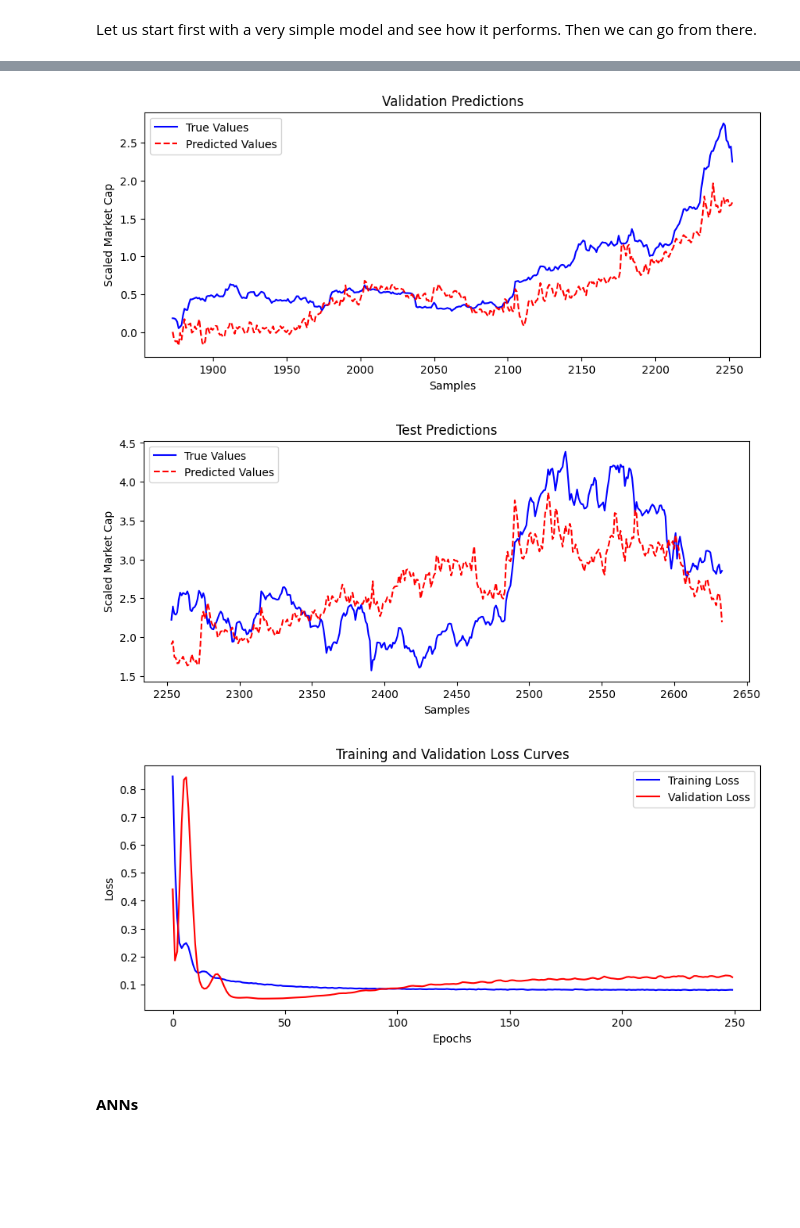
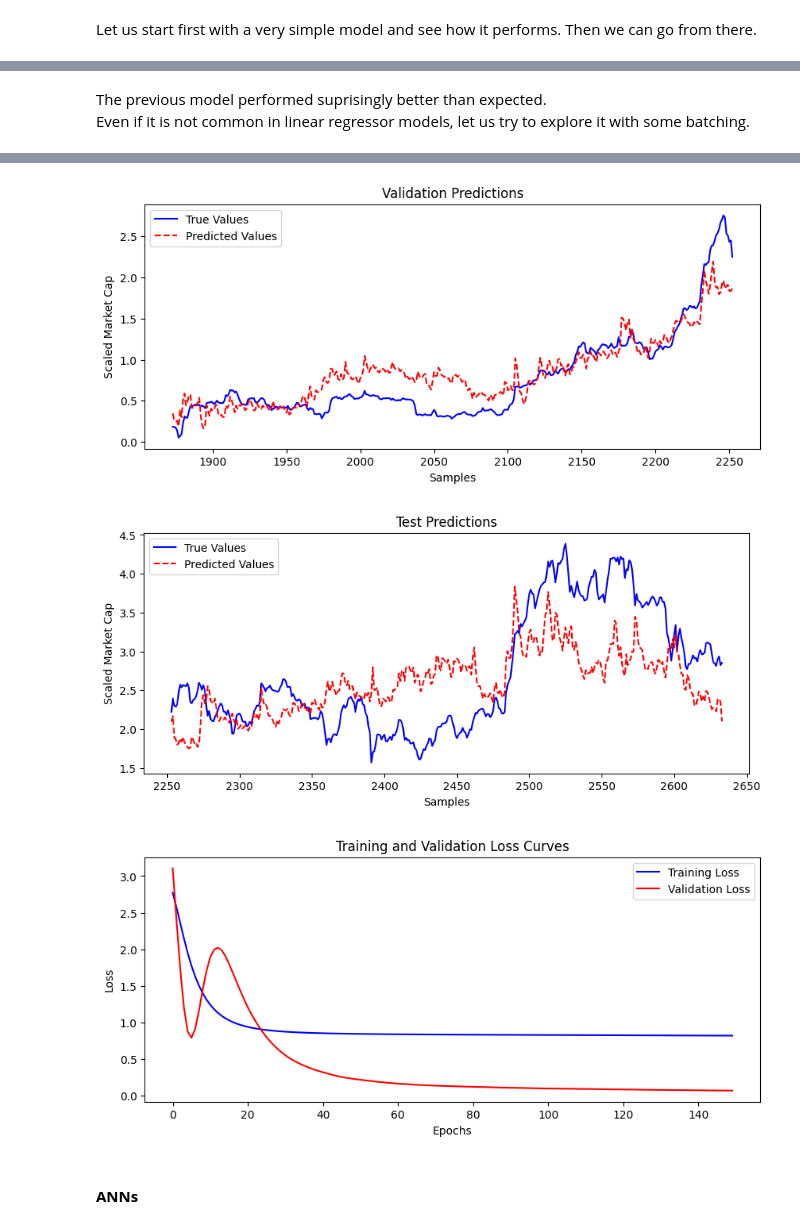
Before and after one commit to KhalilGarali/Crypto-MarketCap-Forecast-Based-On-SP500, a Jupyter notebook: main.ipynb, the cells around one changed output, grey strips where cells are left out. Drawn from its saved outputs; the diff is of its cells as text; code cells hidden in the pictures; blank space fills up the shorter version.

```diff
--- a/main.ipynb
+++ b/main.ipynb
@@ -163,7 +183,14 @@ Check complete!
 After inspecting the dataframes of each token, we can see that there are some data points of market cap data missing in BNB and EOS.
 We will use data from kaggle to fill that in.
 # %%
-def update_market_caps(processed_dfs, all_crypto_file):
+def update_market_caps(processed_dfs: dict[str, pd.DataFrame], all_crypto_file: str) -> None:
+    """
+    Updates missing market cap values in crypto DataFrames using data from a CSV file.
+
+    Args:
+        processed_dfs (dict[str, pd.DataFrame]): Dictionary of symbol to processed DataFrame.
+        all_crypto_file (str): Path to the CSV file with market cap data.
+    """
     all_crypto_df = pd.read_csv(all_crypto_file)
 
     for symbol, crypto_df in processed_dfs.items():
@@ -314,6 +341,17 @@ def handle_closed_weekends(df: pd.DataFrame, start_date: str, end_date: str, dat
     return result
 
 def preprocess_sp500(df: pd.DataFrame, start_date: str, end_date: str) -> pd.DataFrame:
+    """
+    Cleans and preprocesses the S&P 500 DataFrame for a given date range.
+
+    Args:
+        df (pd.DataFrame): Raw S&P 500 data.
+        start_date (str): Start date in 'YYYY-MM-DD' format.
+        end_date (str): End date in 'YYYY-MM-DD' format.
+
+    Returns:
+        pd.DataFrame: Preprocessed DataFrame with renamed columns and filled weekend gaps.
+    """
     df = df.drop(columns=['Vol.'], errors='ignore')
     df['Open'] = df['Open'].str.replace(',', '').astype(float)
     df['High'] = df['High'].str.replace(',', '').astype(float)
@@ -340,6 +378,17 @@ def preprocess_sp500(df: pd.DataFrame, start_date: str, end_date: str) -> pd.Dat
     return processed
 
 def preprocess_vix(df: pd.DataFrame, start_date: str, end_date: str) -> pd.DataFrame:
+    """
+    Cleans and fills missing VIX data for a given date range.
+
+    Args:
+        df (pd.DataFrame): Raw VIX data.
+        start_date (str): Start date in 'YYYY-MM-DD' format.
+        end_date (str): End date in 'YYYY-MM-DD' format.
+
+    Returns:
+        pd.DataFrame: Preprocessed VIX DataFrame with renamed columns and filled dates.
+    """
     df['Date'] = pd.to_datetime(df['Date']).dt.strftime('%Y-%m-%d')
     df['Date'] = pd.to_datetime(df['Date'])
     df = df.rename(columns={
@@ -857,7 +908,7 @@ def train_model(
     # Create DataLoader if batch_size is specified
     if batch_size is not None:
         train_dataset = TensorDataset(X_train, y_train)
-        train_loader = DataLoader(train_dataset, batch_size=batch_size, shuffle=True)
+        train_loader = DataLoader(train_dataset, batch_size=batch_size)
     else:
         # If no batch_size, use full dataset as single batch
         train_loader = [(X_train, y_train)]
@@ -918,20 +972,24 @@ y_test_tensor = torch.tensor(y_test, dtype=torch.float32)
 Let us start first with a very simple model and see how it performs. Then we can go from there.
 # %%
 class LinearRegressionModel(nn.Module):
-    def __init__(self, input_dim: int, dropout_rate: float = 0.0):
+    def __init__(self, input_dim: int, dropout_rate: float = 0.0, use_batchnorm: bool = False):
         """
         Linear Regression implemented as a PyTorch Module.
 
         Args:
             input_dim: Number of input features
             dropout_rate: Optional dropout rate (default: 0 = no dropout)
+            use_batchnorm: Whether to use batch normalization (default: False)
         """
         super().__init__()
         self.linear = nn.Linear(input_dim, 1)
         self.dropout = nn.Dropout(dropout_rate) if dropout_rate > 0 else None
+        self.batchnorm = nn.BatchNorm1d(1) if use_batchnorm else None
 
     def forward(self, x):
         x = self.linear(x)
+        if self.batchnorm is not None:
+            x = self.batchnorm(x)
         if self.dropout is not None:
             x = self.dropout(x)
         return x
@@ -994,6 +1052,9 @@ Epoch [250/250] ==> Train Loss: 0.0917, Val Loss: 0.0565
+# %% [markdown]
+The previous model performed suprisingly better than expected.
+Even if it is not common in linear regressor models, let us try to explore it with some batching.
 # %%
 # 1. Initialize model
-lin_reg_model = LinearRegressionModel(input_dim=input_size)
+lin_reg_model = LinearRegressionModel(input_dim=input_size, use_batchnorm=True, dropout_rate=0.0)
 
 # 2. Define loss function and optimizer
 criterion = nn.MSELoss()
@@ -1008,7 +1069,8 @@ train_losses, val_losses = train_model(
     y_train=y_train_tensor,
     X_val=X_val_tensor,
     y_val=y_val_tensor,
-    batch_size=1028,
+    batch_size=1024,
+    epochs=150
     )
 
 # 4. Evaluate the model on train, validation, and test sets
@@ -1048,6 +1108,6 @@ Epoch [250/250] ==> Train Loss: 0.0813, Val Loss: 0.1265
-[figure, old version]
+[figure, new version]
-[figure, old version]
+[figure, new version]
-[figure, old version]
+[figure, new version]
 # %% [markdown]
 #### **ANNs**
 # %% [markdown]
```
Also changed, not shown: parts of 27 cells of this notebook.
